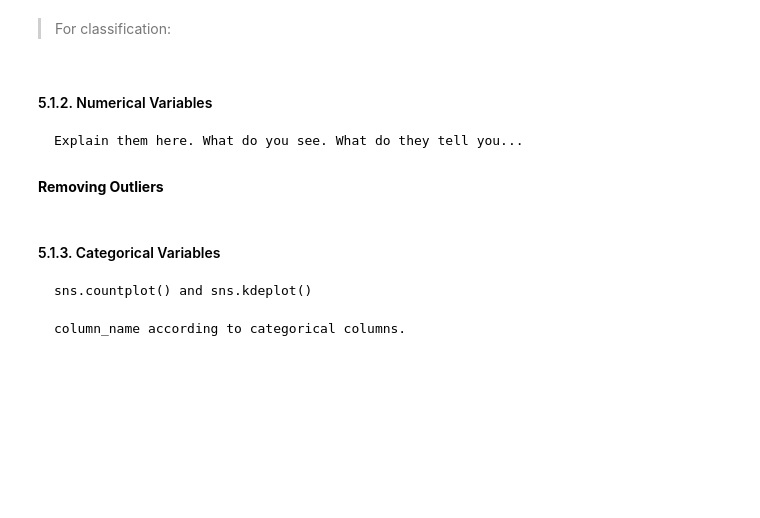
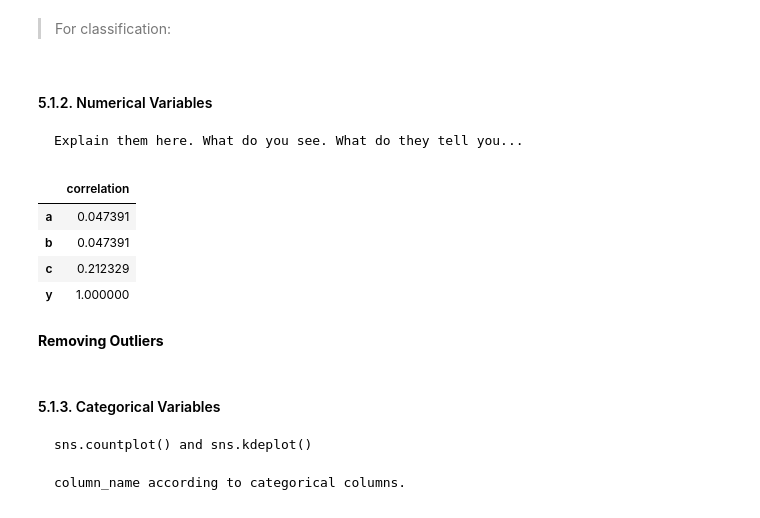
Before and after one commit to pauloreis-ds/projects, a Jupyter notebook: Data Science Pipeline.ipynb, the cells around one changed output. Saved outputs shown, nothing was run; the diff lists cells and outputs as text; code cells hidden in the pictures; blank space fills up the shorter version.

```diff
--- a/Data Science Pipeline.ipynb
+++ b/Data Science Pipeline.ipynb
@@ -399,3 +396,16 @@ sns.countplot(data=challangeName_data, x='y_column', palette='Blues');
 #### 5.1.2. Numerical Variables
 
     Explain them here. What do you see. What do they tell you...
+# %%
+numerical_attributes = pd.DataFrame(aa)
+correlations = pd.DataFrame(index=['correlation'])
+for col in numerical_attributes.columns:
+    correlations[col] = [numerical_attributes['y'].corr(numerical_attributes[col])]
+
+correlations.T.abs().sort_values('correlation')
+# %% [output]
+|  | correlation |
+| a | 0.047391 |
+| b | 0.047391 |
+| c | 0.212329 |
+| y | 1.000000 |
```
Also changed, not shown: parts of 4 cells of this notebook.
